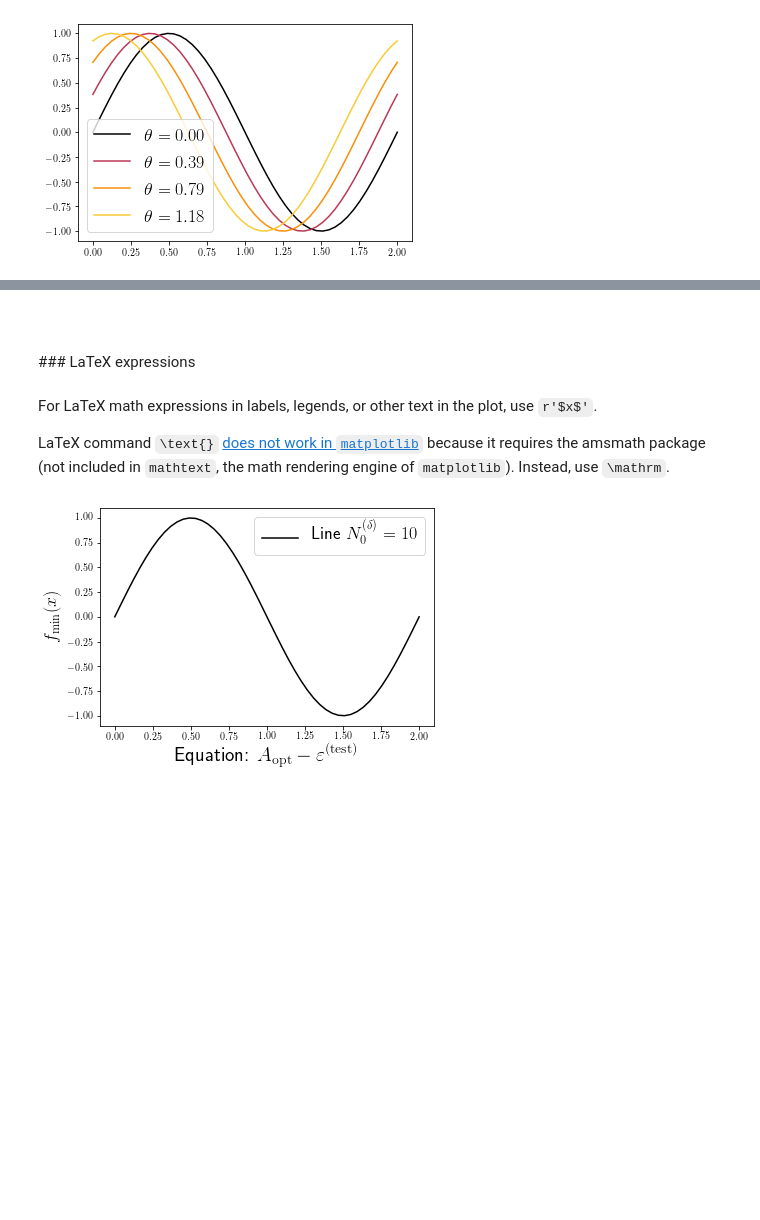
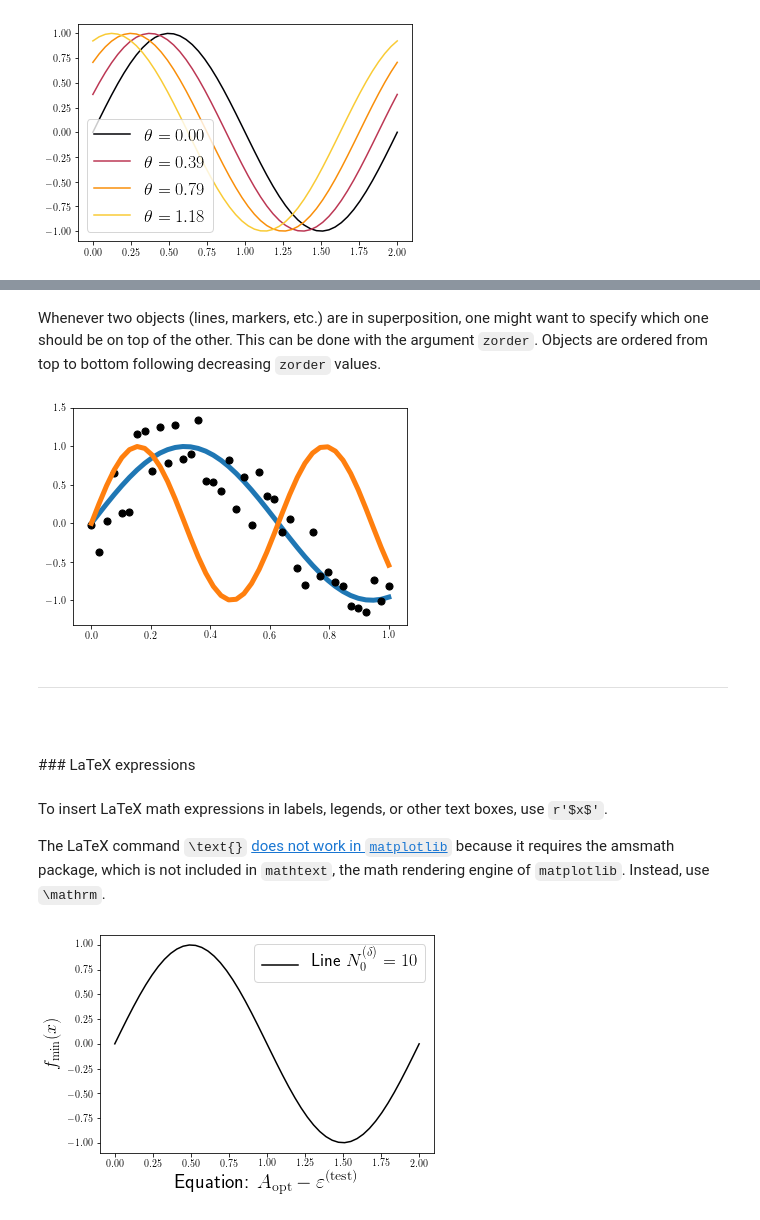
Before and after one commit to AlvaroGI/plt-cheatsheet, a Jupyter notebook: cheatsheet_plt.ipynb, the cells around one changed output, grey strips where cells are left out. Cells and saved outputs as stored; diff of their text form; code cells hidden in the pictures; blank space fills up the shorter version.

```diff
--- a/cheatsheet_plt.ipynb
+++ b/cheatsheet_plt.ipynb
@@ -181,12 +290,34 @@ plt.show()
+# %% [markdown]
+Whenever two objects (lines, markers, etc.) are in superposition, one might want to specify which one should be on top of the other. This can be done with the argument `zorder`. Objects are ordered from top to bottom following decreasing `zorder` values.
+# %%
+# Data
+x = np.linspace(0,1,40)
+y1 = np.sin(5*x)
+y2 = np.sin(10*x)
+y3 = y1+np.random.rand(40)-0.5
+
+# Create figure
+fig, ax = plt.subplots()
+
+# Plot y2, y3, and y1 (top to bottom)
+plt.plot(x, y1, color='tab:blue', linewidth=5, zorder=-1)
+plt.plot(x, y2, color='tab:orange', linewidth=5, zorder=5)
+plt.scatter(x, y3, color='k', s=50, zorder=0)
+
+plt.show()
+# %% [output]
+[figure, added]
 # %% [markdown]
+---
+
 <br />
 &nbsp;
 
 ### LaTeX expressions
 # %% [markdown]
-For LaTeX math expressions in labels, legends, or other text in the plot, use `r'$x$'`.
+To insert LaTeX math expressions in labels, legends, or other text boxes, use `r'$x$'`.
 
-LaTeX command `\text{}` [does not work in `matplotlib`](https://stackoverflow.com/questions/23824687/text-does-not-work-in-a-matplotlib-label "See Stack Overflow discussion") because it requires the amsmath package (not included in `mathtext`, the math rendering engine of `matplotlib`). Instead, use `\mathrm`.
+The LaTeX command `\text{}` [does not work in `matplotlib`](https://stackoverflow.com/questions/23824687/text-does-not-work-in-a-matplotlib-label "See Stack Overflow discussion") because it requires the amsmath package, which is not included in `mathtext`, the math rendering engine of `matplotlib`. Instead, use `\mathrm`.
 # %%
 # Remember to import rc and set usetex=True
 from matplotlib import rc
```
Also changed, not shown: parts of 31 cells of this notebook, 1 other file.
